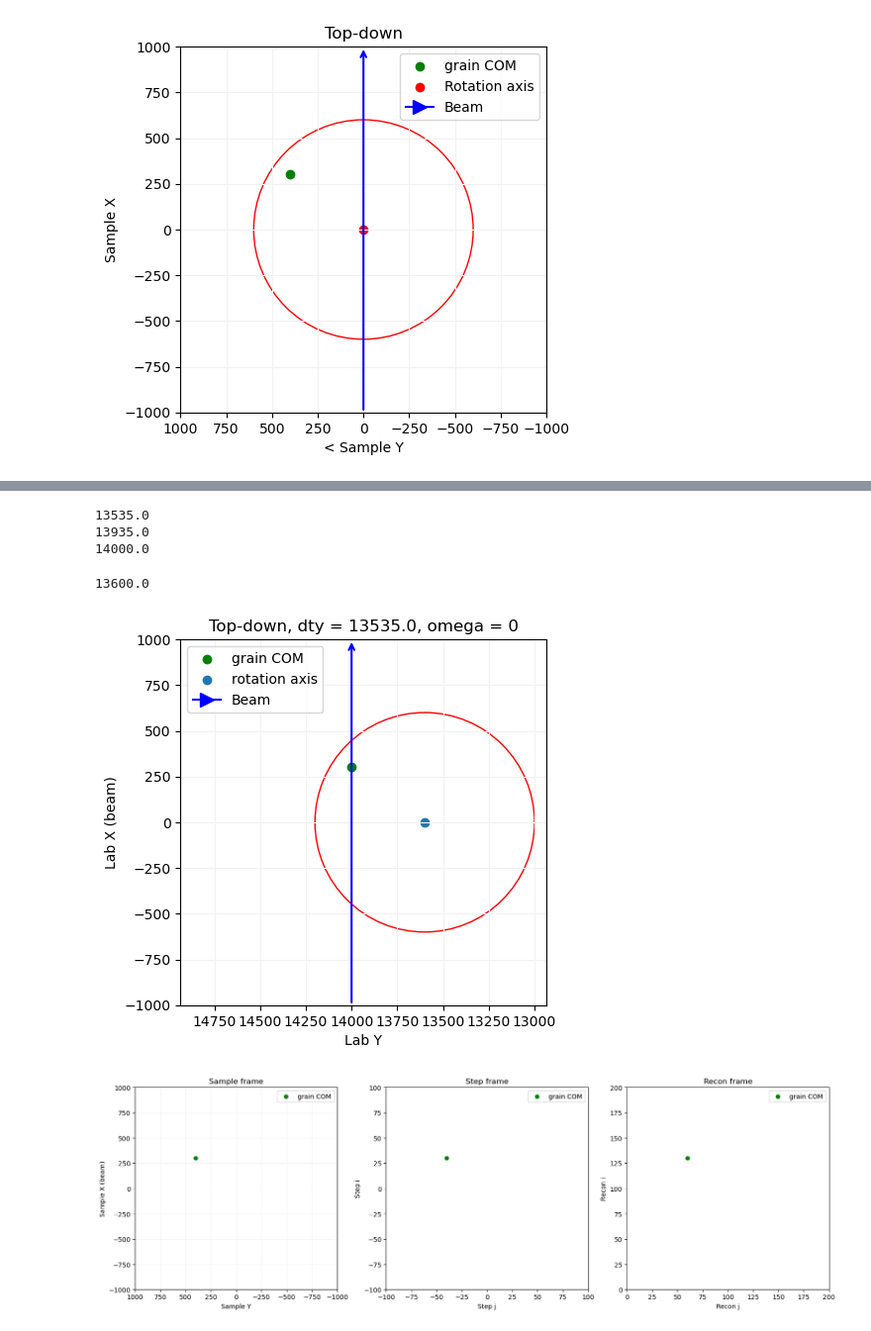
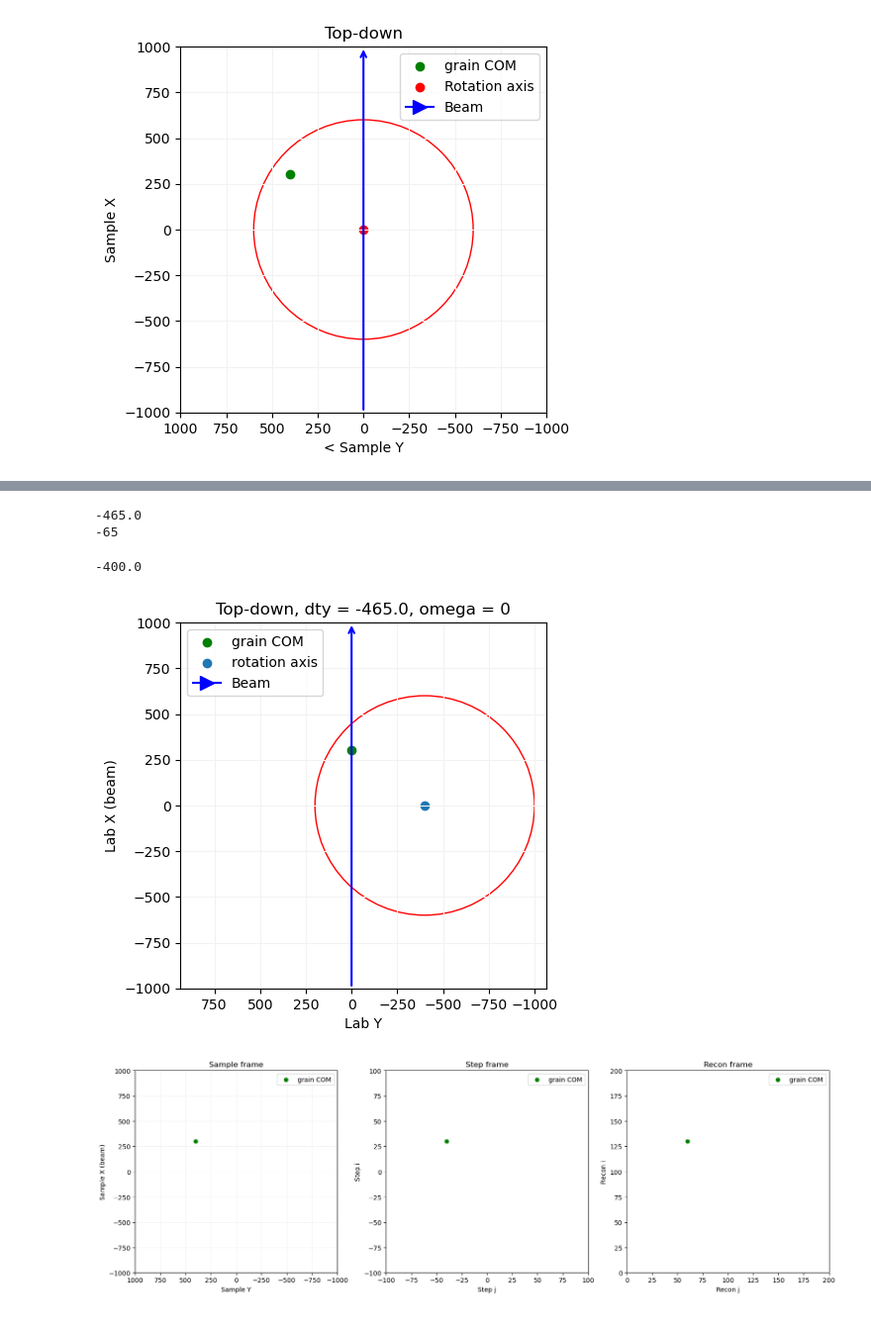
Before and after one commit to FABLE-3DXRD/ImageD11, a Jupyter notebook: sandbox/scanning_geometry.ipynb, the cells around one changed output, grey strips where cells are left out. Shown at 99% size. Drawn from its saved outputs; the diff is of its cells as text; code cells hidden in the pictures.

```diff
--- a/sandbox/scanning_geometry.ipynb
+++ b/sandbox/scanning_geometry.ipynb
@@ -199,9 +199,8 @@ plt.show()
 # %%
 # Now let's assume an alignment problem of 65 um
-# such that y0 - ybeam = -65
-# therefore y0 = ybeam - 65
-y0 = ybeam - 65
-# at dty = ybeam, the centre of the sample does not intercept the beam
+# therefore y0 = -65
+y0 = -65
+# at dty = 0, the centre of the sample does not intercept the beam
 # this instead happens at dty = y0
 
 # what happens when we try to rotate the grain into the beam?
@@ -209,11 +208,11 @@ y0 = ybeam - 65
 omega = omega + 90
 
 # now where is the grain in the lab frame?
-lx, ly = geometry.sample_to_lab(sx, sy, y0=y0, ybeam=ybeam, dty=dty, omega=omega)
+lx, ly = geometry.sample_to_lab(sx, sy, y0=y0, dty=dty, omega=omega)
 
 # now where is the rotation axis in the lab frame?
 
-lx_rot, ly_rot = geometry.sample_to_lab(0, 0, y0=y0, ybeam=ybeam, dty=dty, omega=omega)
+lx_rot, ly_rot = geometry.sample_to_lab(0, 0, y0=y0, dty=dty, omega=omega)
 # %%
 fig, ax = plt.subplots()
 ax.scatter(ly, lx, label='grain COM', c='g')
@@ -338,23 +335,21 @@ dty = y0 - sy
 omega = 0
 
 # now where is the grain in the lab frame?
-lx, ly = geometry.sample_to_lab(sx, sy, y0=y0, ybeam=ybeam, dty=dty, omega=omega)
+lx, ly = geometry.sample_to_lab(sx, sy, y0=y0, dty=dty, omega=omega)
 
 # now where is the rotation axis in the lab frame?
 
-lx_rot, ly_rot = geometry.sample_to_lab(0, 0, y0=y0, ybeam=ybeam, dty=dty, omega=omega)
+lx_rot, ly_rot = geometry.sample_to_lab(0, 0, y0=y0, dty=dty, omega=omega)
 
 print(dty)
 print(y0)
-print(ybeam)
 # %% [output]
-13535.0
-13935.0
-14000.0
+-465.0
+-65
 # %%
 print(ly_rot)
 # %% [output]
-13600.0
+-400.0
 # %%
 fig, ax = plt.subplots()
 ax.scatter(ly, lx, label='grain COM', c='g')
@@ -372,36 +367,36 @@ circle1 = plt.Circle((ly_rot, lx_rot), sample_radius, color='r', fill=False)
 ax.add_patch(circle1)
 plt.annotate(
     '',        # Text to display
-    xy=(ybeam, 1000),                # Arrow's head position
-    xytext=(ybeam, -1000),            # Text position
+    xy=(0, 1000),                # Arrow's head position
+    xytext=(0, -1000),            # Text position
     arrowprops=dict(
         arrowstyle="->",       # Arrow style
         lw=1.5,               # Line width
         color='blue'            # Arrow color
     ),
     ha='center',               # Horizontal alignment of the text
     va='center',                # Vertical alignment of the text
 )
 
 # Create a custom legend handle for the arrow
 arrow_legend = Line2D(
     [0], [0],                  # Dummy data
     color='blue',              # Arrow color
     lw=1.5,                    # Line width
     linestyle='-',             # Line style
     marker='>',                # Arrow marker
     markersize=10,             # Marker size
 )
 
 # Add the custom legend handle to the legend
 handles, labels = ax.get_legend_handles_labels()
 handles.append(arrow_legend)
 labels.append('Beam')
 # Update the legend with the new handles and labels
 ax.legend(handles=handles, labels=labels)
 plt.show()
 # %% [output]
-[figure, old version]
+[figure, new version]
 # %%
 # check the co-ordinate systems
 
```
Also changed, not shown: parts of 41 cells of this notebook, 5 other files.
